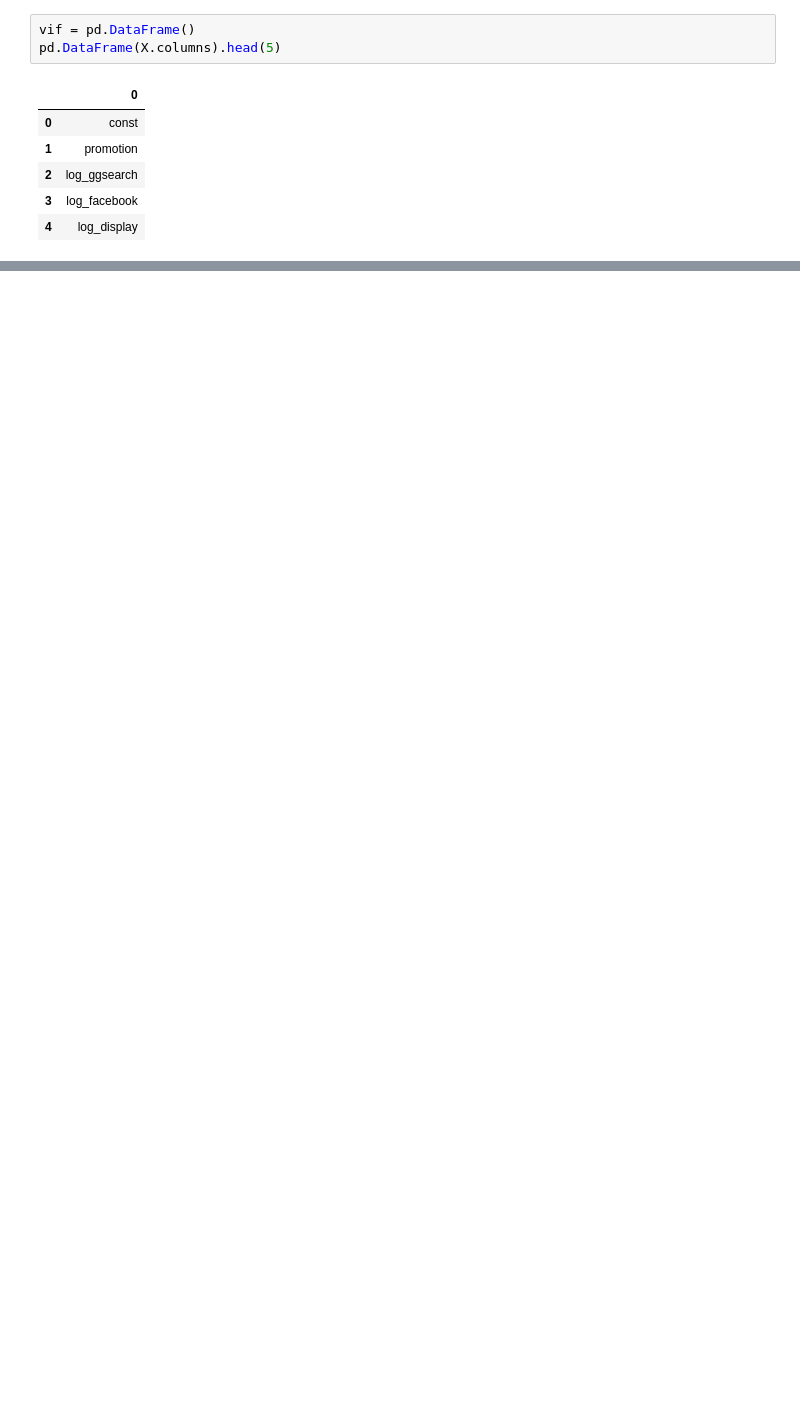
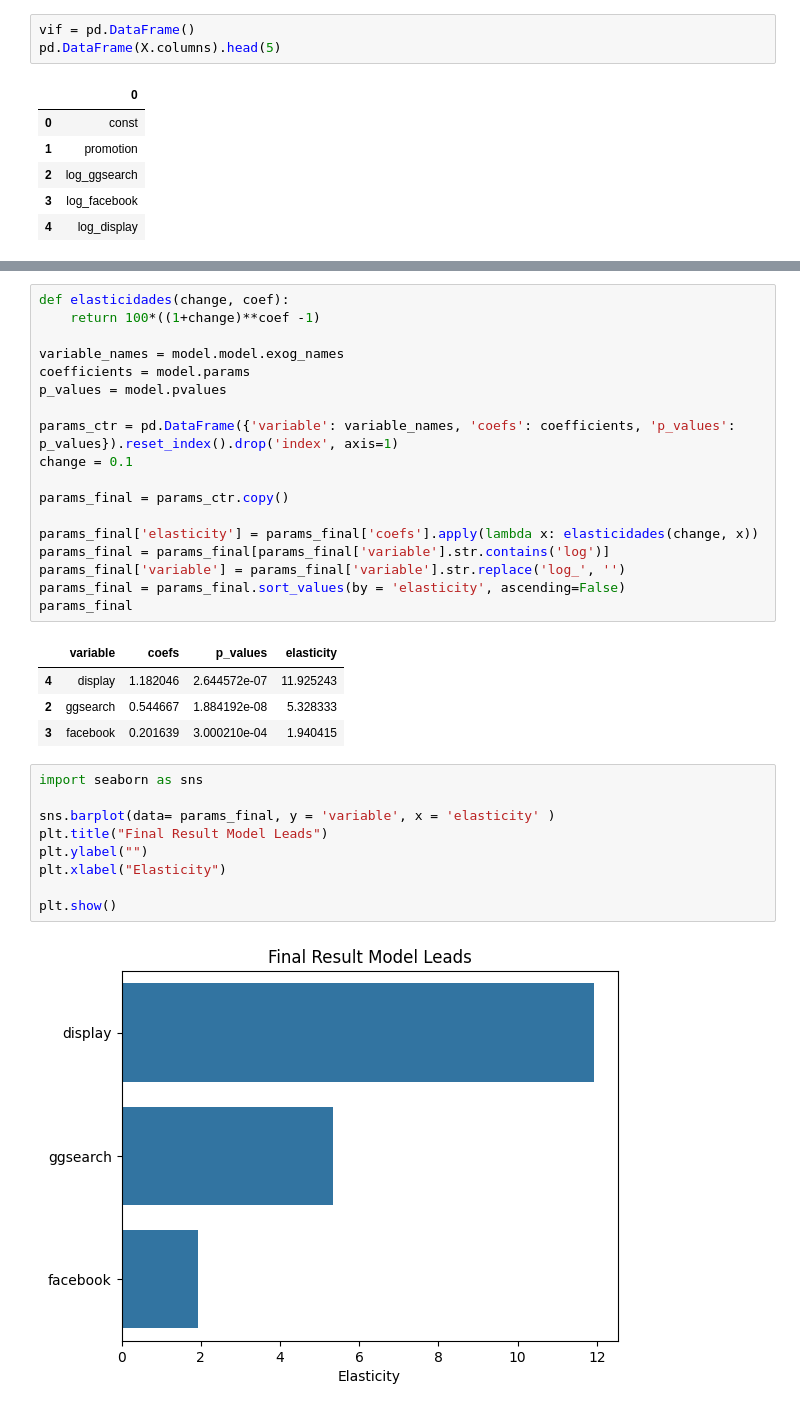
Before and after one commit to Jmartinetel/Macarta_test, a Jupyter notebook: src/models/02_WEEKLY_model.ipynb, the cells around one changed output, grey strips where cells are left out. Drawn from its saved outputs; the diff is of its cells as text; blank space fills up the shorter version.

```diff
--- a/src/models/02_WEEKLY_model.ipynb
+++ b/src/models/02_WEEKLY_model.ipynb
@@ -374,0 +369,34 @@ plt.show()
+# %%
+def elasticidades(change, coef):
+    return 100*((1+change)**coef -1)
+
+variable_names = model.model.exog_names
+coefficients = model.params
+p_values = model.pvalues
+
+params_ctr = pd.DataFrame({'variable': variable_names, 'coefs': coefficients, 'p_values': p_values}).reset_index().drop('index', axis=1)
+change = 0.1
+
+params_final = params_ctr.copy()
+
+params_final['elasticity'] = params_final['coefs'].apply(lambda x: elasticidades(change, x))
+params_final = params_final[params_final['variable'].str.contains('log')]
+params_final['variable'] = params_final['variable'].str.replace('log_', '')
+params_final = params_final.sort_values(by = 'elasticity', ascending=False)
+params_final
+# %% [output]
+|  | variable | coefs | p_values | elasticity |
+| 4 | display | 1.182046 | 2.644572e-07 | 11.925243 |
+| 2 | ggsearch | 0.544667 | 1.884192e-08 | 5.328333 |
+| 3 | facebook | 0.201639 | 3.000210e-04 | 1.940415 |
+# %%
+import seaborn as sns
+
+sns.barplot(data= params_final, y = 'variable', x = 'elasticity' )
+plt.title("Final Result Model Leads")
+plt.ylabel("")
+plt.xlabel("Elasticity")
+
+plt.show()
+# %% [output]
+[figure, added]
```
Also changed, not shown: parts of 18 cells of this notebook.
